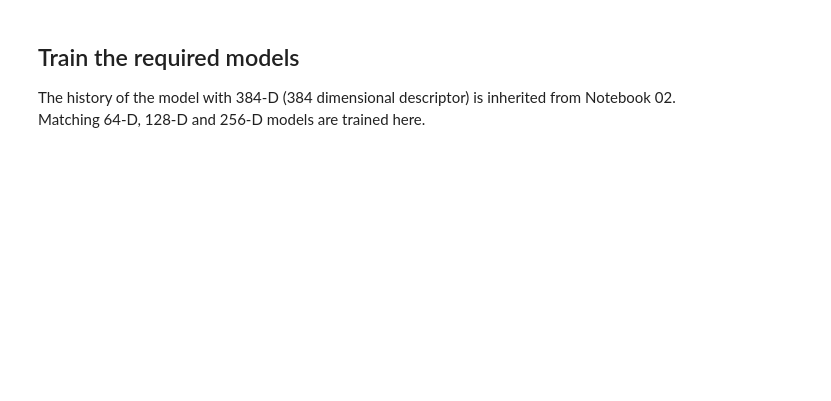
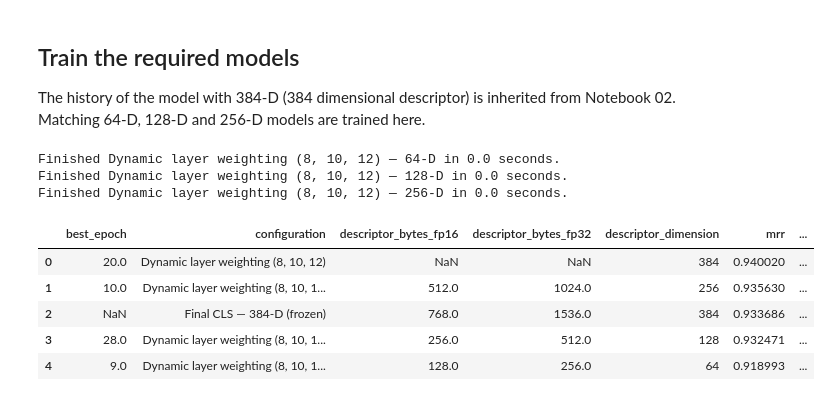
Before and after one commit to armin-faraji/LightweightCBIR, a Jupyter notebook: notebooks/03_descriptor_dimension_selection.ipynb, the cells around one changed output. Saved outputs shown, nothing was run; the diff lists cells and outputs as text; code cells hidden in the pictures; blank space fills up the shorter version.

Commit message:
Notebook 03 with results

```diff
--- a/notebooks/03_descriptor_dimension_selection.ipynb
+++ b/notebooks/03_descriptor_dimension_selection.ipynb
@@ -172,39 +173,45 @@ def frozen_baseline():
         'descriptor_bytes_fp16': 768,
         'best_epoch': None,
         'recall_at_1': report.recall_at_1,
         'recall_at_5': report.recall_at_5,
         'recall_at_10': report.recall_at_10,
         'mrr': report.mrr,
     }
     save_experiment(
         RESULTS_PATH, name='final_cls_384_frozen', run_spec=run_spec,
         summary=summary, history=[], checkpoint=None,
     )
     return summary
 
 dimension_results = {
     'final_cls_384_frozen': frozen_baseline(),
-    'selected_384': selected_384,
+    'descriptor_384': selected_384,
 }
-dimension_histories = {'selected_384': selected_record['history']}
+dimension_histories = {'descriptor_384': selected_record['history']}
 
-# for output_dim in DIMENSIONS_TO_TRAIN:
-#     summary, history = run_dimension(output_dim)
-#     dimension_results[f'descriptor_{output_dim}'] = summary
-#     dimension_histories[f'descriptor_{output_dim}'] = history
 
 for output_dim in DIMENSIONS_TO_TRAIN:
     started_at = time.perf_counter()
     summary, history = run_dimension(output_dim)
     dimension_results[f'descriptor_{output_dim}'] = summary
     dimension_histories[f'descriptor_{output_dim}'] = history
     elapsed_seconds = time.perf_counter() - started_at
     print(f"Finished {summary['configuration']} in {elapsed_seconds:.1f} seconds.")
 
 
 result_table = pd.DataFrame(dimension_results.values())
 result_table = result_table.sort_values(['recall_at_1', 'mrr'], ascending=False).reset_index(drop=True)
 display(result_table)
+# %% [output]
+Finished Dynamic layer weighting (8, 10, 12) — 64-D in 0.0 seconds.
+Finished Dynamic layer weighting (8, 10, 12) — 128-D in 0.0 seconds.
+Finished Dynamic layer weighting (8, 10, 12) — 256-D in 0.0 seconds.
+|  | best_epoch | configuration | descriptor_bytes_fp16 | descriptor_bytes_fp32 | descriptor_dimension | mrr | ... |
+| 0 | 20.0 | Dynamic layer weighting (8, 10, 12) | NaN | NaN | 384 | 0.940020 | ... |
+| 1 | 10.0 | Dynamic layer weighting (8, 10, 1... | 512.0 | 1024.0 | 256 | 0.935630 | ... |
+| 2 | NaN | Final CLS — 384-D (frozen) | 768.0 | 1536.0 | 384 | 0.933686 | ... |
+| 3 | 28.0 | Dynamic layer weighting (8, 10, 1... | 256.0 | 512.0 | 128 | 0.932471 | ... |
+| 4 | 9.0 | Dynamic layer weighting (8, 10, 1... | 128.0 | 256.0 | 64 | 0.918993 | ... |
 # %%
 metric_names = ('recall_at_1', 'recall_at_5', 'recall_at_10', 'mrr')
 metric_series = {
```
Also changed, not shown: parts of 5 cells of this notebook.
